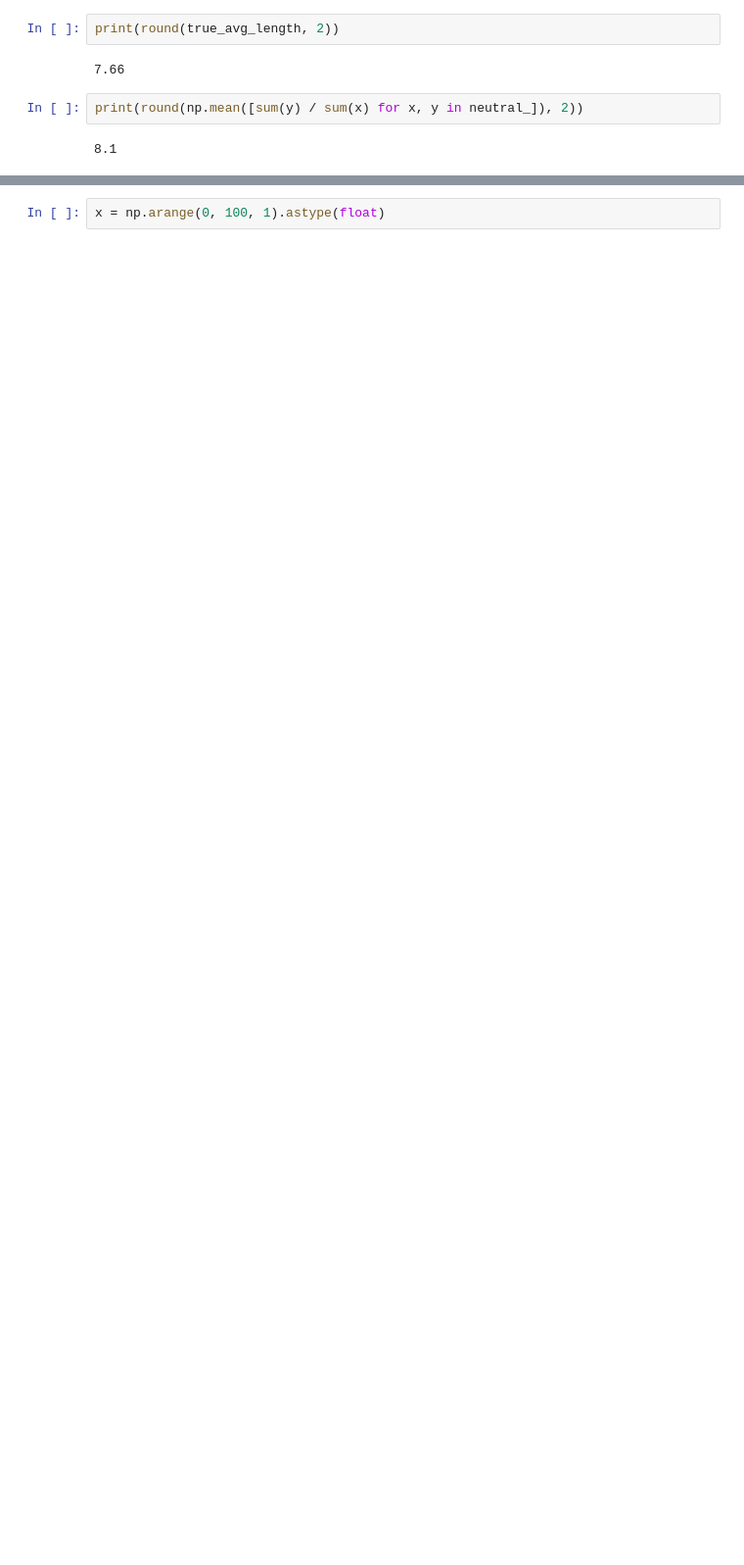
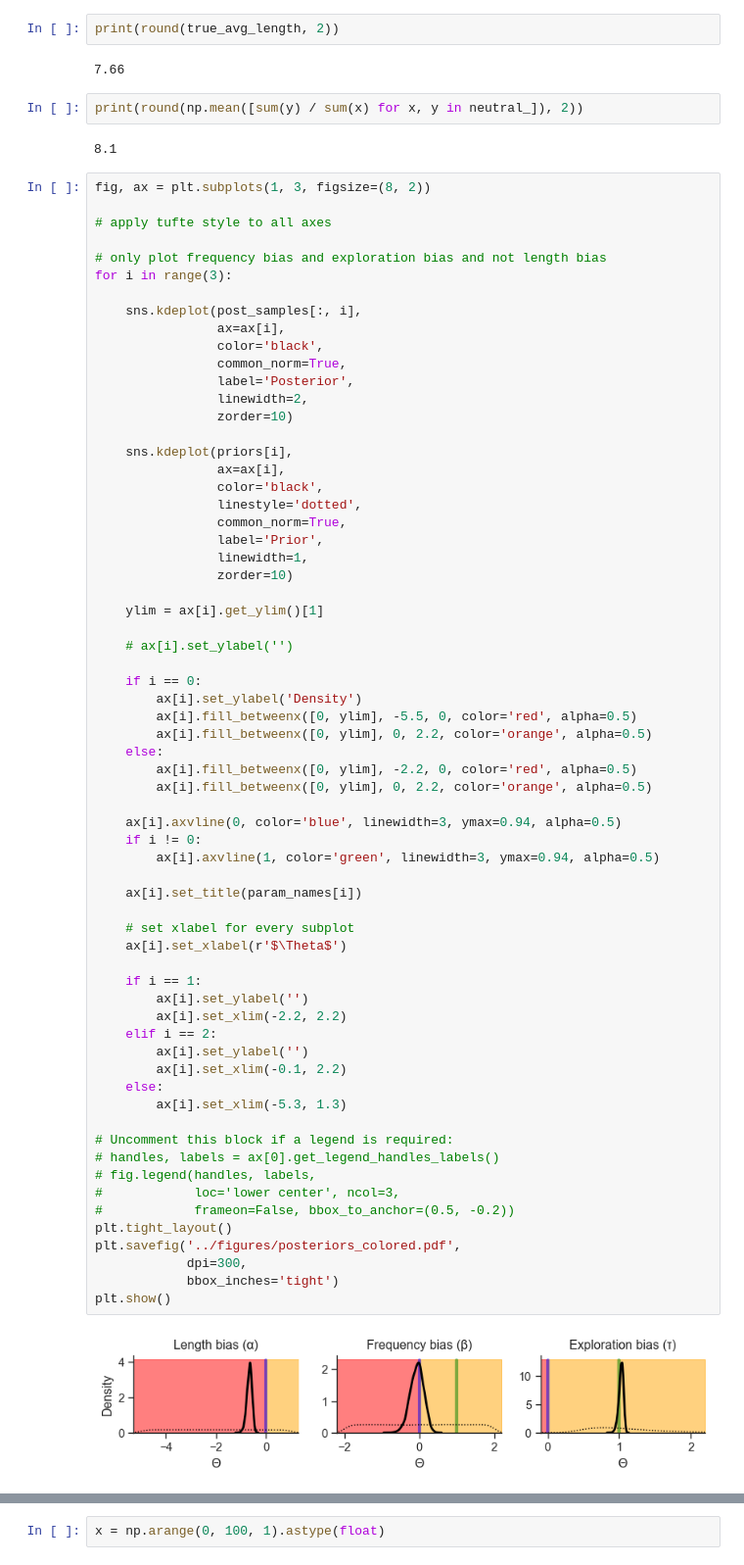
Before and after one commit to alexeykosh/2023-slovotvir-reuse-analysis, a Jupyter notebook: notebooks/posterior_analysis.ipynb, the cells around one changed output, grey strips where cells are left out. Shown at 98% size. Saved outputs shown, nothing was run; the diff lists cells and outputs as text; blank space fills up the shorter version.

```diff
--- a/notebooks/posterior_analysis.ipynb
+++ b/notebooks/posterior_analysis.ipynb
@@ -309,3 +340,70 @@ print(round(true_avg_length, 2))
 print(round(np.mean([sum(y) / sum(x) for x, y in neutral_]), 2))
 # %% [output]
 8.1
+# %%
+fig, ax = plt.subplots(1, 3, figsize=(8, 2))
+
+# apply tufte style to all axes
+
+# only plot frequency bias and exploration bias and not length bias
+for i in range(3):
+
+    sns.kdeplot(post_samples[:, i],
+                ax=ax[i],
+                color='black',
+                common_norm=True,
+                label='Posterior',
+                linewidth=2,
+                zorder=10)
+
+    sns.kdeplot(priors[i],
+                ax=ax[i],
+                color='black',
+                linestyle='dotted',
+                common_norm=True,
+                label='Prior',
+                linewidth=1,
+                zorder=10)
+
+    ylim = ax[i].get_ylim()[1]
+
+    # ax[i].set_ylabel('')
+
+    if i == 0:
+        ax[i].set_ylabel('Density')
+        ax[i].fill_betweenx([0, ylim], -5.5, 0, color='red', alpha=0.5)
+        ax[i].fill_betweenx([0, ylim], 0, 2.2, color='orange', alpha=0.5)
+    else:
+        ax[i].fill_betweenx([0, ylim], -2.2, 0, color='red', alpha=0.5)
+        ax[i].fill_betweenx([0, ylim], 0, 2.2, color='orange', alpha=0.5)
+
+    ax[i].axvline(0, color='blue', linewidth=3, ymax=0.94, alpha=0.5)
+    if i != 0:
+        ax[i].axvline(1, color='green', linewidth=3, ymax=0.94, alpha=0.5)
+
+    ax[i].set_title(param_names[i])
+
+    # set xlabel for every subplot
+    ax[i].set_xlabel(r'$\Theta$')
+
+    if i == 1:
+        ax[i].set_ylabel('')
+        ax[i].set_xlim(-2.2, 2.2)
+    elif i == 2:
+        ax[i].set_ylabel('')
+        ax[i].set_xlim(-0.1, 2.2)
+    else:
+        ax[i].set_xlim(-5.3, 1.3)
+
+# Uncomment this block if a legend is required:
+# handles, labels = ax[0].get_legend_handles_labels()
+# fig.legend(handles, labels,
+#            loc='lower center', ncol=3,
+#            frameon=False, bbox_to_anchor=(0.5, -0.2))
+plt.tight_layout()
+plt.savefig('../figures/posteriors_colored.pdf',
+            dpi=300,
+            bbox_inches='tight')
+plt.show()
+# %% [output]
+[figure, added]
```
Also changed, not shown: parts of 16 cells of this notebook, 1 other file.
